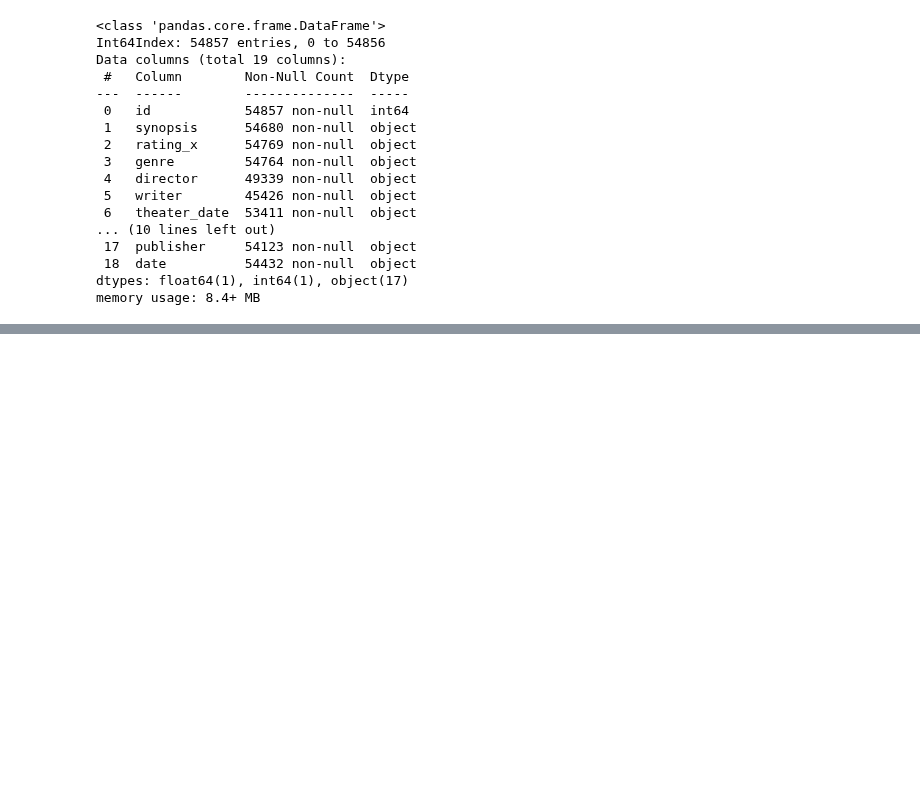
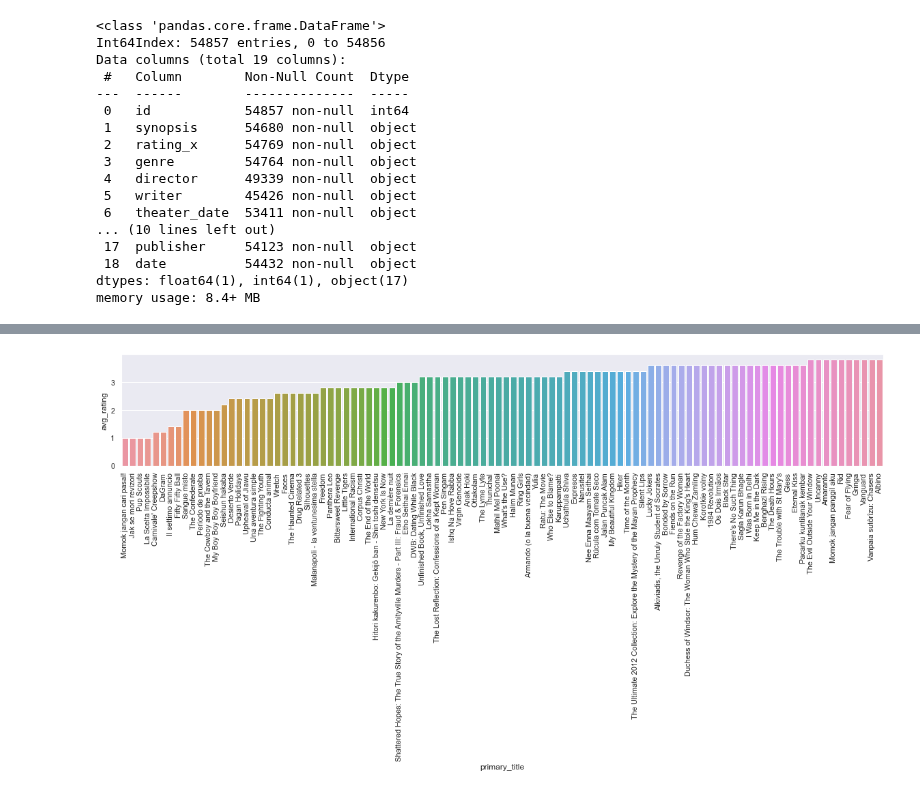
Before and after one commit to reboyce/Gilbert-Team-Repo, a Jupyter notebook: Notebooks/Reece's Notebook.ipynb, the cells around one changed output, grey strips where cells are left out. Cells and saved outputs as stored; diff of their text form; code cells hidden in the pictures; blank space fills up the shorter version.

```diff
--- a/Notebooks/Reece's Notebook.ipynb
+++ b/Notebooks/Reece's Notebook.ipynb
@@ -160,0 +256,7 @@ memory usage: 8.4+ MB
+# %%
+#Bottom 100 movies
+plt.figure(figsize=(20,3))
+plt.xticks(rotation=90)
+sns.barplot(x=bottom_100_movies.primary_title, y=bottom_100_movies.avg_rating);
+# %% [output]
+[figure, added]
```
Also changed, not shown: parts of 62 cells of this notebook.
